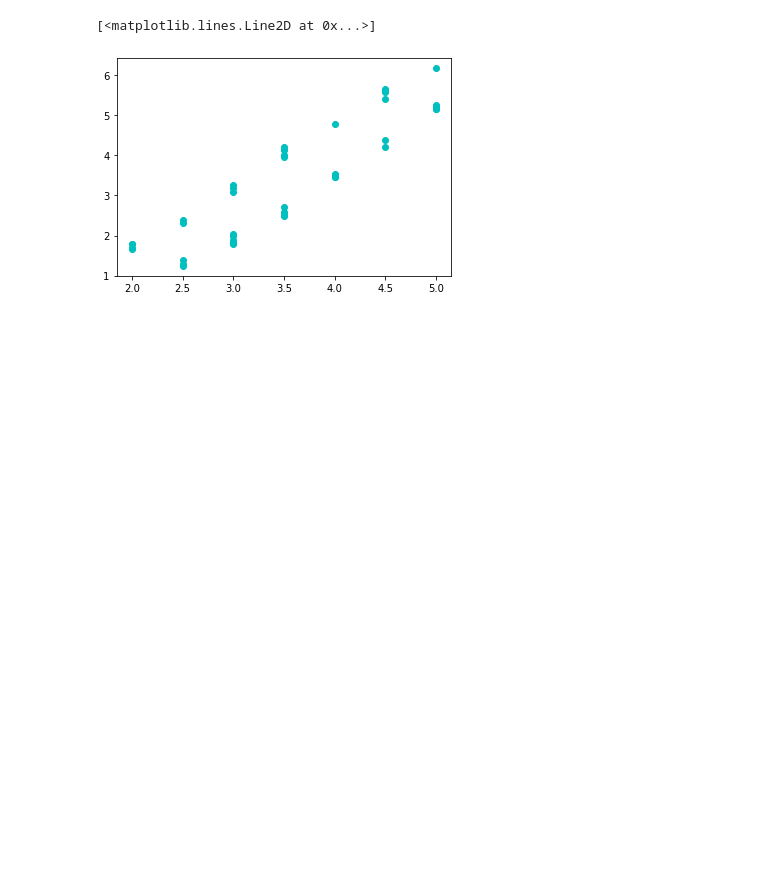
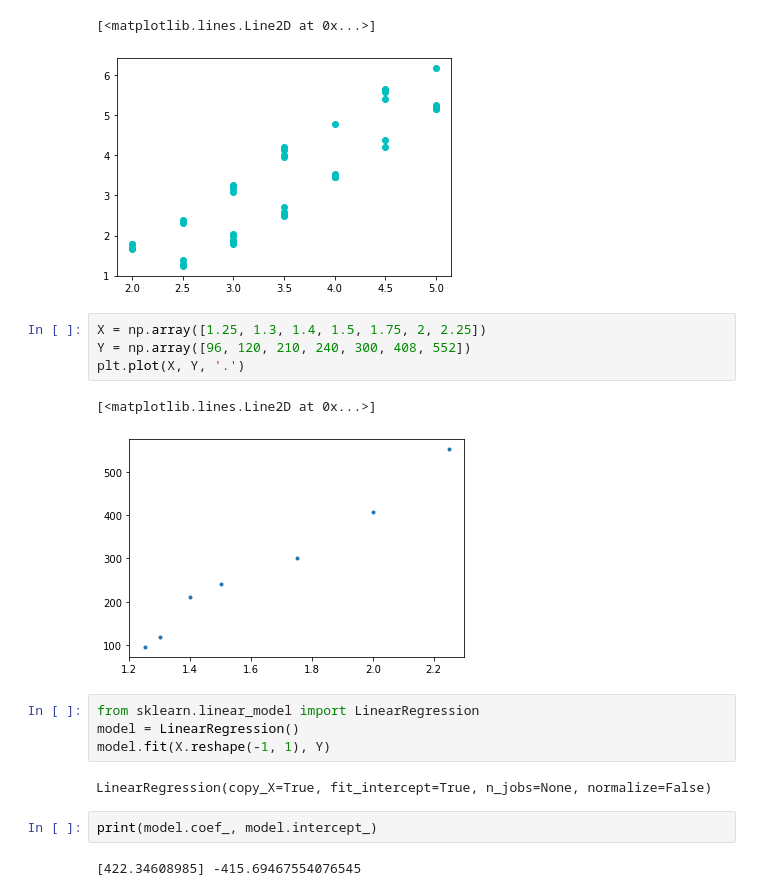
Before and after one commit to tibitTW/collage-senior-project, a Jupyter notebook: solder_speed_experiment/plot.ipynb, the cells around one changed output. Drawn from its saved outputs; the diff is of its cells as text; blank space fills up the shorter version.

```diff
--- a/solder_speed_experiment/plot.ipynb
+++ b/solder_speed_experiment/plot.ipynb
@@ -71,3 +73,20 @@ plt.plot(voltage, mm_per_second, 'co')
 # %% [output]
 [<matplotlib.lines.Line2D at 0x...>]
 [figure]
+# %%
+X = np.array([1.25, 1.3, 1.4, 1.5, 1.75, 2, 2.25])
+Y = np.array([96, 120, 210, 240, 300, 408, 552])
+plt.plot(X, Y, '.')
+# %% [output]
+[<matplotlib.lines.Line2D at 0x...>]
+[figure, added]
+# %%
+from sklearn.linear_model import LinearRegression
+model = LinearRegression()
+model.fit(X.reshape(-1, 1), Y)
+# %% [output]
+LinearRegression(copy_X=True, fit_intercept=True, n_jobs=None, normalize=False)
+# %%
+print(model.coef_, model.intercept_)
+# %% [output]
+[422.34608985] -415.69467554076545
```
Also changed, not shown: parts of 4 cells of this notebook, 2 other files.
